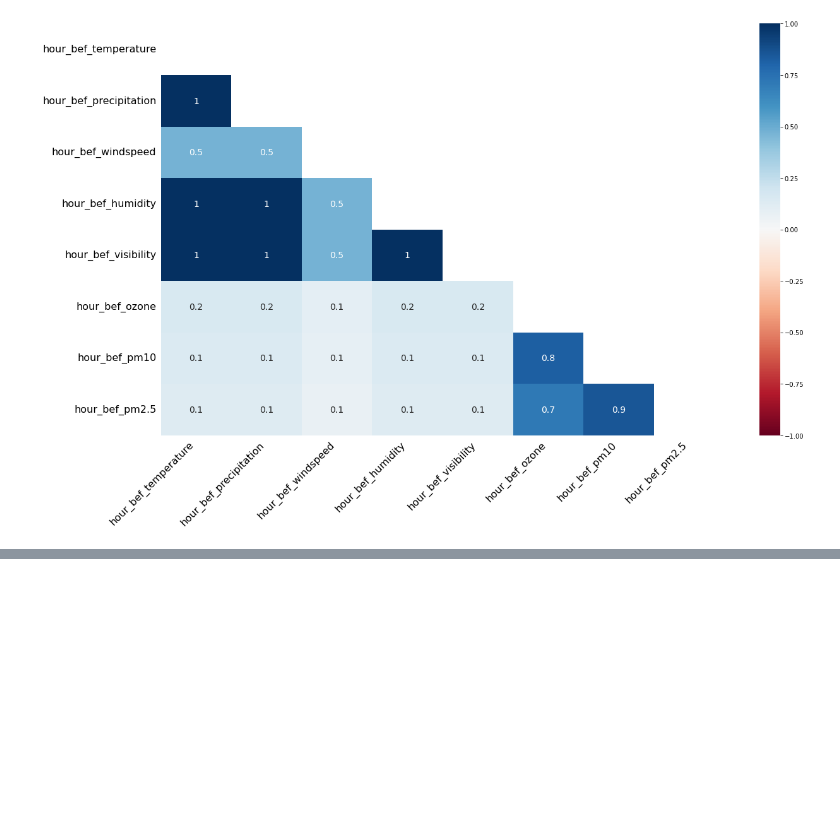
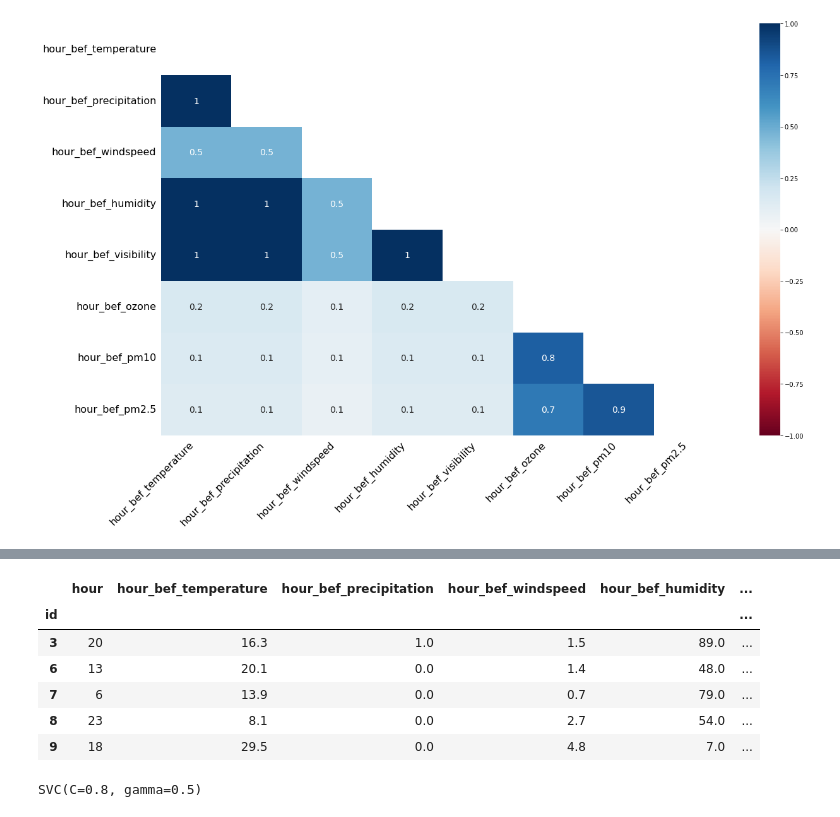
Before and after one commit to leetaehwan/projects, a Jupyter notebook: keggle/Toy_project/toy_project.ipynb, the cells around one changed output, grey strips where cells are left out. Saved outputs shown, nothing was run; the diff lists cells and outputs as text; code cells hidden in the pictures; blank space fills up the shorter version.

```diff
--- a/keggle/Toy_project/toy_project.ipynb
+++ b/keggle/Toy_project/toy_project.ipynb
@@ -173,3 +173,10 @@ msno.heatmap(train)
 # %% [output]
 <AxesSubplot:>
 [figure]
+# %%
+from sklearn.model_selection import train_test_split
+
+# 데이터 로드
+data = train.copy()
+pd.DataFrame(data)
+type(data)
@@ -175,0 +194,5 @@ msno.heatmap(train)
+# %%
+week_X = data.drop(['id','count'], axis= 1)
+week_y = data.filter(items=['count'])
+
+week_X.head()
@@ -175,0 +215,12 @@ msno.heatmap(train)
+# %%
+train_X, test_X, train_y, test_y = train_test_split(week_X, week_y, test_size=0.1, random_state=10) # train 데이터셋과 test 데이터셋으로 나눔
+
+data.head()
+# %% [output]
+|  | hour | hour_bef_temperature | hour_bef_precipitation | hour_bef_windspeed | hour_bef_humidity | ... |
+| id |  |  |  |  |  | ... |
+| 3 | 20 | 16.3 | 1.0 | 1.5 | 89.0 | ... |
+| 6 | 13 | 20.1 | 0.0 | 1.4 | 48.0 | ... |
+| 7 | 6 | 13.9 | 0.0 | 0.7 | 79.0 | ... |
+| 8 | 23 | 8.1 | 0.0 | 2.7 | 54.0 | ... |
+| 9 | 18 | 29.5 | 0.0 | 4.8 | 7.0 | ... |
@@ -175,0 +252,10 @@ msno.heatmap(train)
+# %%
+# PCA를 적용한 train data의 classifier 훈련: classfier로 Support Vector Machine(SVM) 사용
+clf = svm.SVC(kernel = 'rbf', gamma=0.5, C=0.8) # 여기서는 classifier로 SVM을 사용한다는 정도만 알아둡시다!
+clf.fit(pc, train_y) # train data로 classifier 훈련
+
+# PCA를 적용하지 않은 original data의 SVM 훈련
+clf_orig = svm.SVC(kernel = 'rbf', gamma=0.5, C=0.8) # 여기서는 classifier로 SVM을 사용한다는 정도만 알아둡시다!
+clf_orig.fit(train_X_, train_y)
+# %% [output]
+SVC(C=0.8, gamma=0.5)
```
Also changed, not shown: parts of 10 cells of this notebook, 1 other file.
